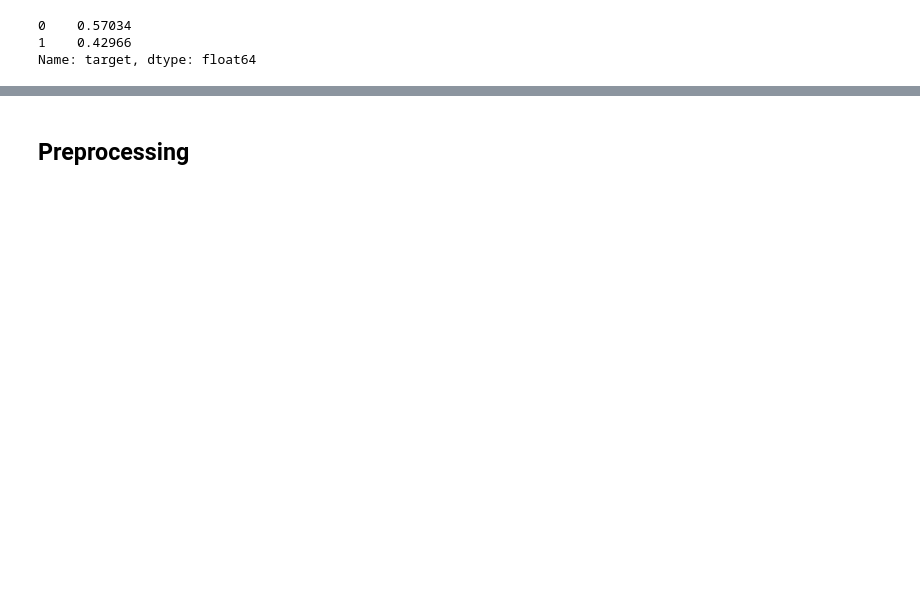
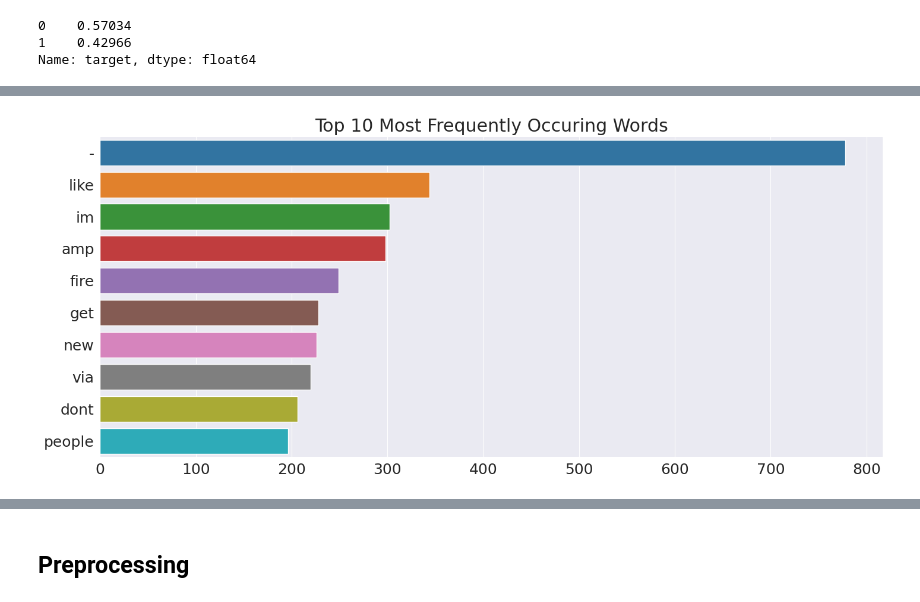
Before and after one commit to PremKumar-V/NLP_Projects, a Jupyter notebook: Disaster_Tweets_Classification.ipynb, the cells around one changed output, grey strips where cells are left out. Cells and saved outputs as stored; diff of their text form; code cells hidden in the pictures; blank space fills up the shorter version.

```diff
--- a/Disaster_Tweets_Classification.ipynb
+++ b/Disaster_Tweets_Classification.ipynb
@@ -109,0 +154,2 @@ sns.barplot(x = targetValueCounts.index, y = targetValueCounts.values);
+# %%
+trainDf['text_array'] = trainDf['text'].apply(corpus)
@@ -109,0 +168,3 @@ sns.barplot(x = targetValueCounts.index, y = targetValueCounts.values);
+# %%
+most_common = Counter(corpus_data).most_common(10)
+most_common
@@ -109,0 +182,12 @@ sns.barplot(x = targetValueCounts.index, y = targetValueCounts.values);
+# %%
+words, freqs = [], []
+
+for word, freq in most_common:
+    words.append(word)
+    freqs.append(freq)
+# %%
+sns.barplot(x=freqs, y=words)
+plt.title('Top 10 Most Frequently Occuring Words')
+plt.show()
+# %% [output]
+[figure, added]
```
Also changed, not shown: parts of 18 cells of this notebook.
